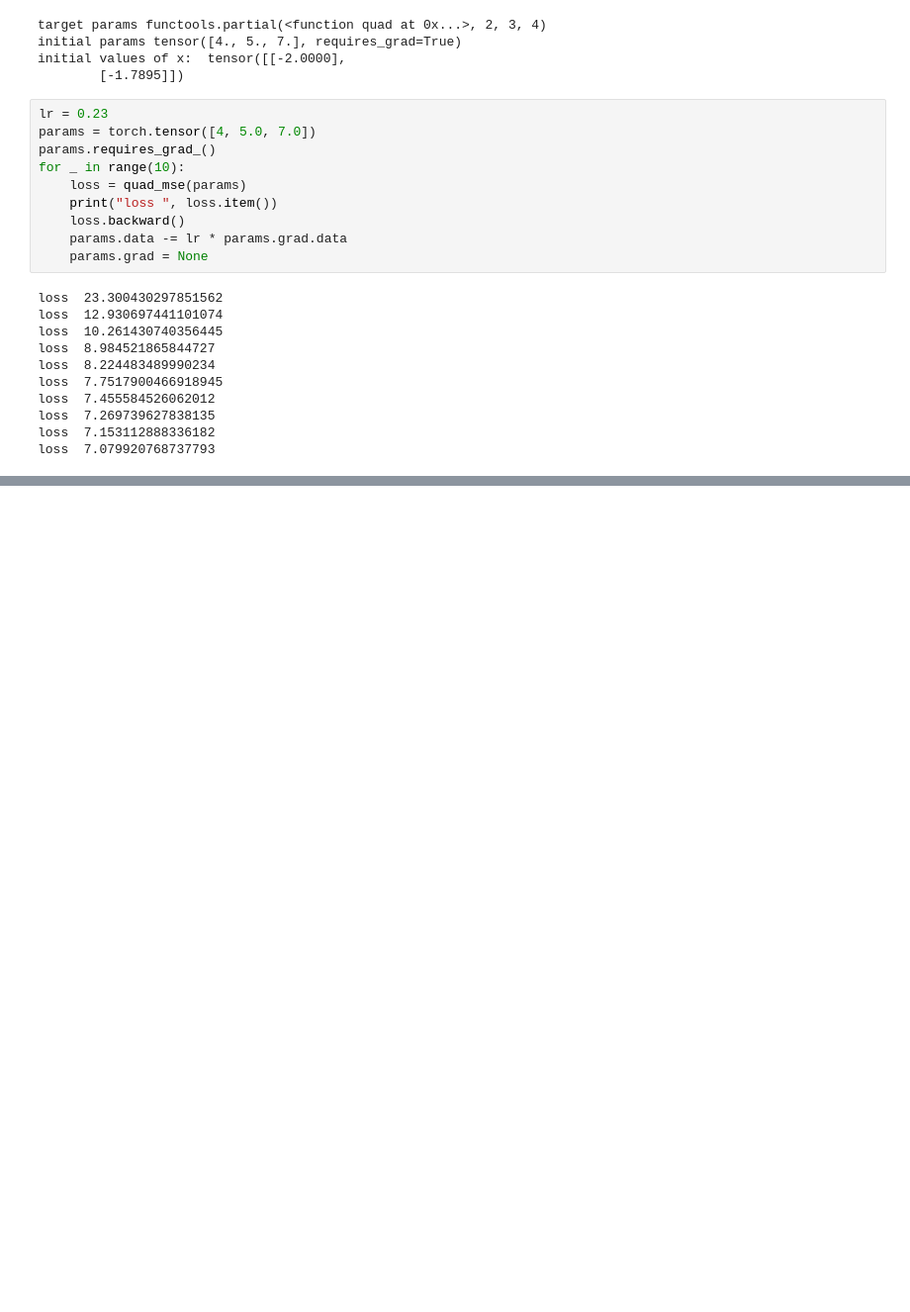
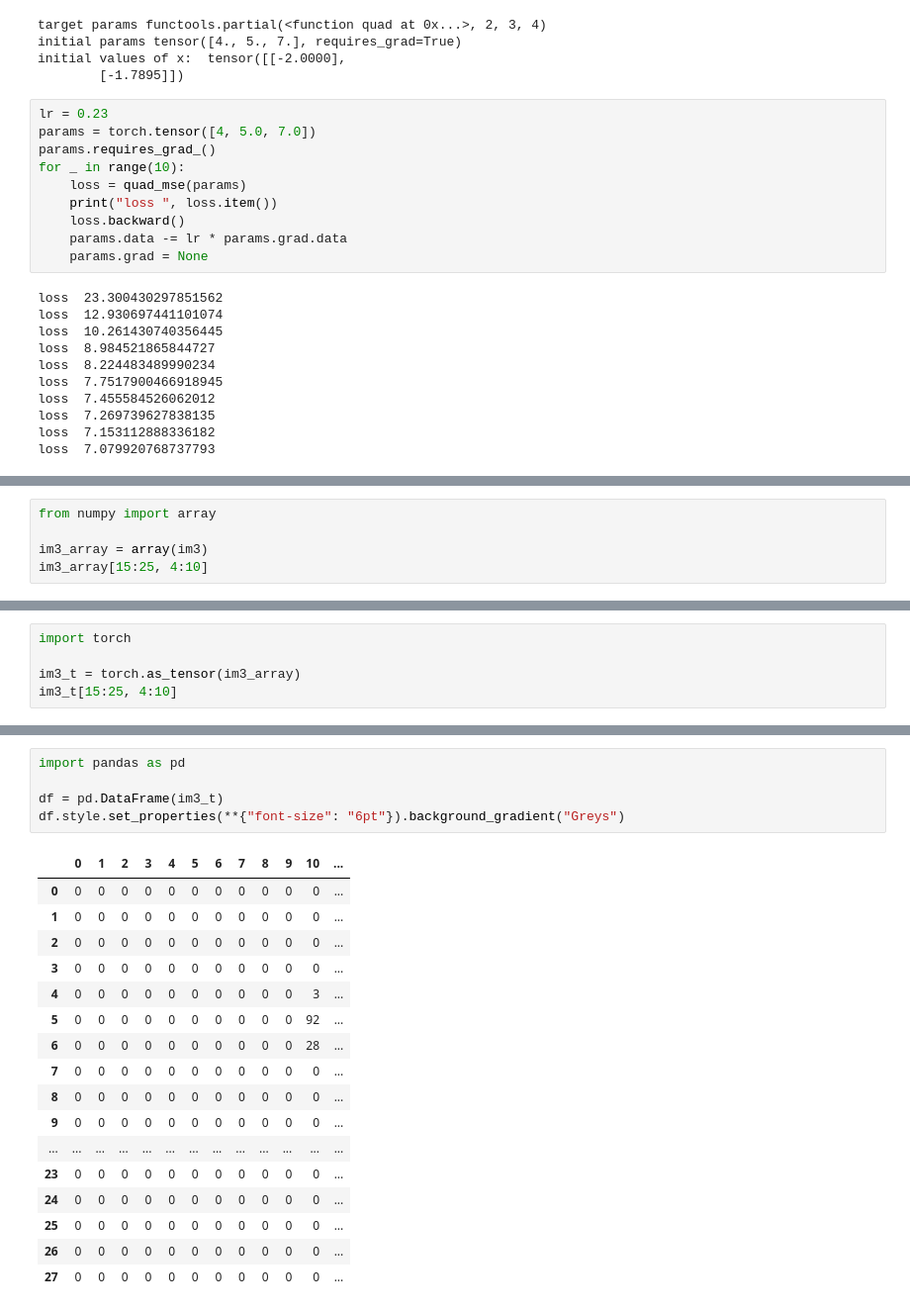
Before and after one commit to zzehli/study-notes, a Jupyter notebook: ml/fastai-examples.ipynb, the cells around one changed output, grey strips where cells are left out. Shown at 99% size. Drawn from its saved outputs; the diff is of its cells as text; blank space fills up the shorter version.

```diff
--- a/ml/fastai-examples.ipynb
+++ b/ml/fastai-examples.ipynb
@@ -124,0 +164,5 @@ loss  7.079920768737793
+# %%
+from numpy import array
+
+im3_array = array(im3)
+im3_array[15:25, 4:10]
@@ -124,0 +180,5 @@ loss  7.079920768737793
+# %%
+import torch
+
+im3_t = torch.as_tensor(im3_array)
+im3_t[15:25, 4:10]
@@ -124,0 +196,23 @@ loss  7.079920768737793
+# %%
+import pandas as pd
+
+df = pd.DataFrame(im3_t)
+df.style.set_properties(**{"font-size": "6pt"}).background_gradient("Greys")
+# %% [output]
+|  | 0 | 1 | 2 | 3 | 4 | 5 | 6 | 7 | 8 | 9 | 10 | ... |
+| 0 | 0 | 0 | 0 | 0 | 0 | 0 | 0 | 0 | 0 | 0 | 0 | ... |
+| 1 | 0 | 0 | 0 | 0 | 0 | 0 | 0 | 0 | 0 | 0 | 0 | ... |
+| 2 | 0 | 0 | 0 | 0 | 0 | 0 | 0 | 0 | 0 | 0 | 0 | ... |
+| 3 | 0 | 0 | 0 | 0 | 0 | 0 | 0 | 0 | 0 | 0 | 0 | ... |
+| 4 | 0 | 0 | 0 | 0 | 0 | 0 | 0 | 0 | 0 | 0 | 3 | ... |
+| 5 | 0 | 0 | 0 | 0 | 0 | 0 | 0 | 0 | 0 | 0 | 92 | ... |
+| 6 | 0 | 0 | 0 | 0 | 0 | 0 | 0 | 0 | 0 | 0 | 28 | ... |
+| 7 | 0 | 0 | 0 | 0 | 0 | 0 | 0 | 0 | 0 | 0 | 0 | ... |
+| 8 | 0 | 0 | 0 | 0 | 0 | 0 | 0 | 0 | 0 | 0 | 0 | ... |
+| 9 | 0 | 0 | 0 | 0 | 0 | 0 | 0 | 0 | 0 | 0 | 0 | ... |
+| ... | ... | ... | ... | ... | ... | ... | ... | ... | ... | ... | ... | ... |
+| 23 | 0 | 0 | 0 | 0 | 0 | 0 | 0 | 0 | 0 | 0 | 0 | ... |
+| 24 | 0 | 0 | 0 | 0 | 0 | 0 | 0 | 0 | 0 | 0 | 0 | ... |
+| 25 | 0 | 0 | 0 | 0 | 0 | 0 | 0 | 0 | 0 | 0 | 0 | ... |
+| 26 | 0 | 0 | 0 | 0 | 0 | 0 | 0 | 0 | 0 | 0 | 0 | ... |
+| 27 | 0 | 0 | 0 | 0 | 0 | 0 | 0 | 0 | 0 | 0 | 0 | ... |
```
Also changed, not shown: parts of 29 cells of this notebook, 3 other files.
